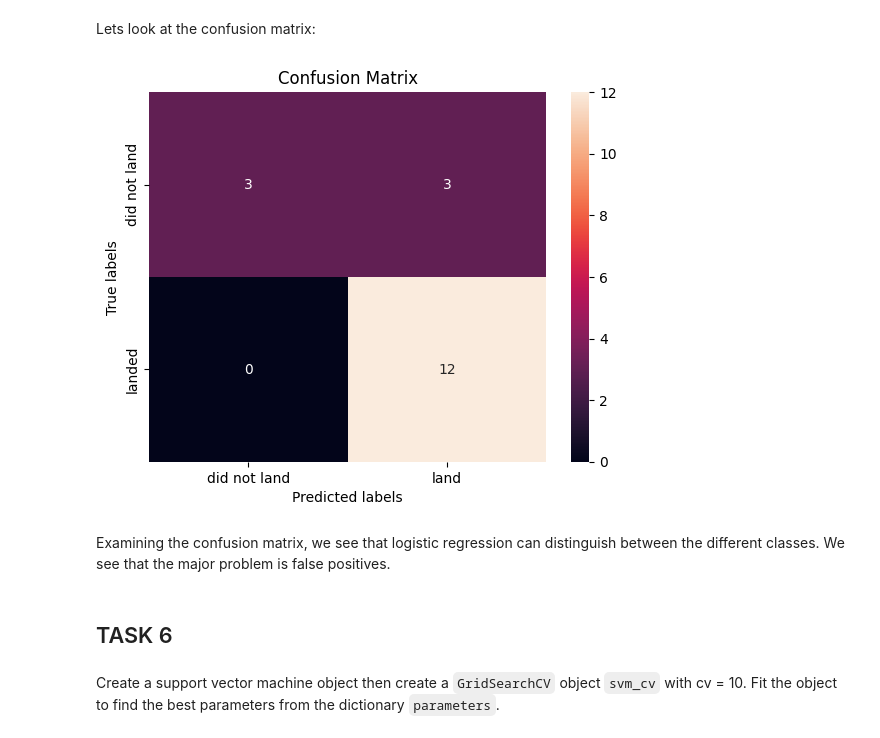
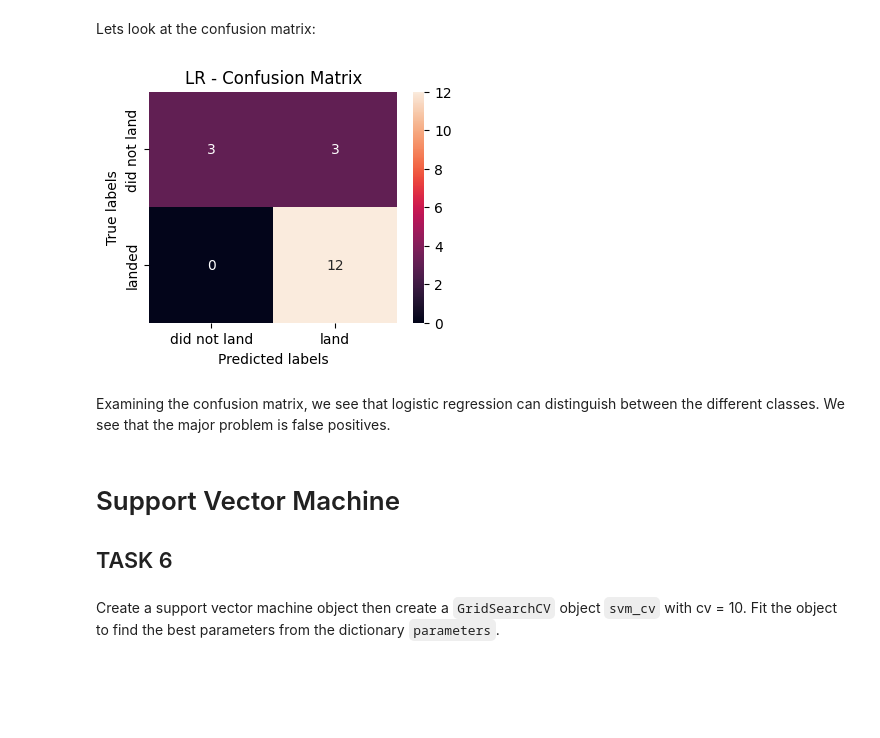
Before and after one commit to mmehata2023/testpro, a Jupyter notebook: SpaceX_Machine Learning Prediction_Part_5.ipynb, the cells around one changed output. Drawn from its saved outputs; the diff is of its cells as text; code cells hidden in the pictures; blank space fills up the shorter version.

```diff
--- a/SpaceX_Machine Learning Prediction_Part_5.ipynb
+++ b/SpaceX_Machine Learning Prediction_Part_5.ipynb
@@ -213,12 +229,15 @@ Accuracy on test data by Logistic Reg: 0.8333333333333334
 Lets look at the confusion matrix:
 # %%
 yhat=logreg_cv.predict(X_test)
-plot_confusion_matrix(Y_test,yhat)
-# %% [output]
-[figure, removed]
+# %%
+fig = plt.figure(figsize=(4, 3))
+plot_confusion_matrix(Y_test,yhat, title= "LR - Confusion Matrix")
+# %% [output]
+[figure, added]
 # %% [markdown]
 Examining the confusion matrix, we see that logistic regression can distinguish between the different classes.  We see that the major problem is false positives.
 # %% [markdown]
+# Support Vector Machine
 ## TASK  6
 # %% [markdown]
 Create a support vector machine object then  create a  <code>GridSearchCV</code> object  <code>svm_cv</code> with cv = 10.  Fit the object to find the best parameters from the dictionary <code>parameters</code>.
```
Also changed, not shown: parts of 16 cells of this notebook.
